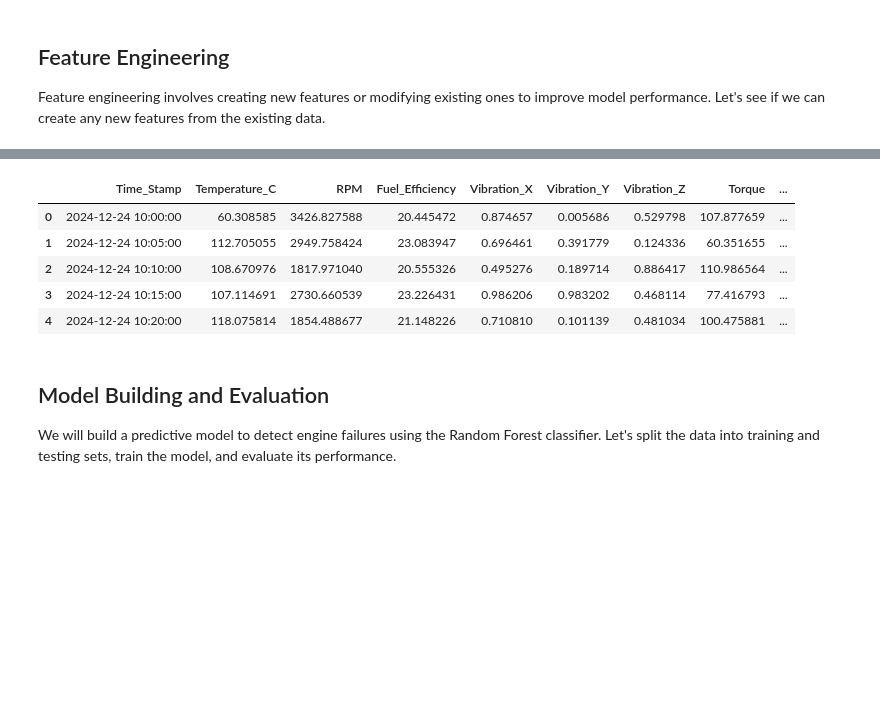
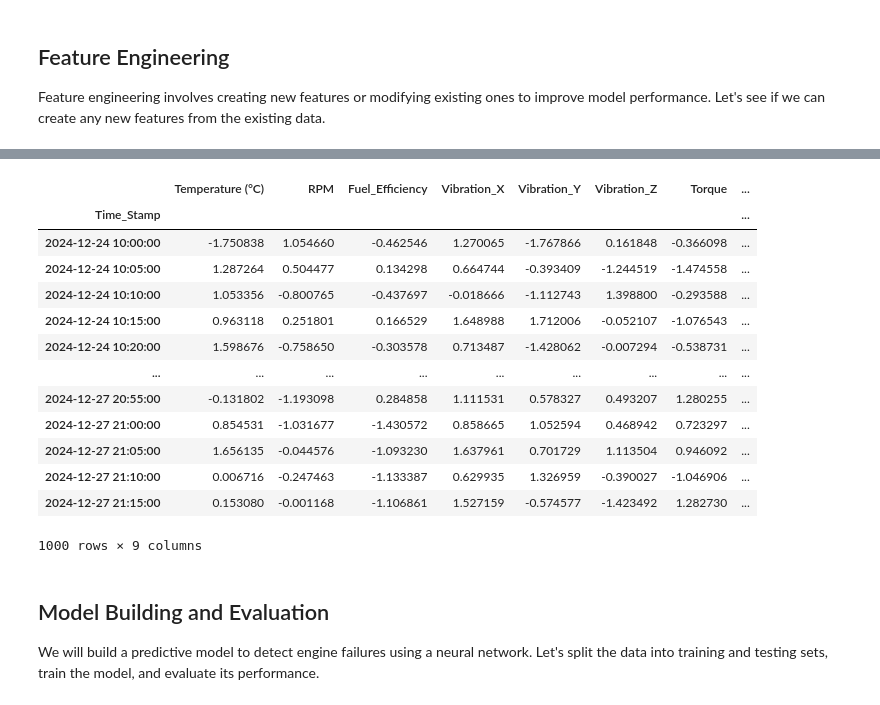
Before and after one commit to at-bob/ai-driven-pred-maint, a Jupyter notebook: engine-failure-detection-and-analysis.ipynb, the cells around one changed output, grey strips where cells are left out. Cells and saved outputs as stored; diff of their text form; code cells hidden in the pictures; blank space fills up the shorter version.

```diff
--- a/engine-failure-detection-and-analysis.ipynb
+++ b/engine-failure-detection-and-analysis.ipynb
@@ -24,14 +20,15 @@ import numpy as np
 import seaborn as sns
 import matplotlib.pyplot as plt
 from sklearn.model_selection import train_test_split
-from sklearn.ensemble import RandomForestClassifier
 from sklearn.metrics import accuracy_score, confusion_matrix, classification_report
 import warnings
 warnings.filterwarnings('ignore')
 
 # Load the dataset
-file_path = '/kaggle/input/engine-failure-detection-dataset/engine_failure_dataset.csv'
-df = pd.read_csv(file_path, encoding='ISO-8859-1')
+df = pd.read_csv('engine_failure_dataset.csv', parse_dates=['Time_Stamp'])
+
+# Set the timestamp as the index
+df.set_index('Time_Stamp', inplace=True)
 
 # Display the first few rows of the dataset
 df.head()
@@ -46,16 +53,15 @@ df.head()
 ## Data Cleaning and Preprocessing
 
 Before diving into analysis, it's essential to clean and preprocess the data. This includes handling missing values, correcting data types, and renaming columns for easier access.
+# %%
+# change the operational mode column to integer values
+mode_map = {
+    'Idle': 1,
+    'Cruising': 2,
+    'Heavy Load': 3
+}
+
+df['Operational_Mode'] = df['Operational_Mode'].map(mode_map)
 # %%
-# Check for missing values
-df.isnull().sum()
-
-# Rename columns for easier access
-df.columns = ['Time_Stamp', 'Temperature_C', 'RPM', 'Fuel_Efficiency', 'Vibration_X', 'Vibration_Y', 'Vibration_Z', 'Torque', 'Power_Output_kW', 'Fault_Condition', 'Operational_Mode']
-
-# Convert Time_Stamp to datetime
-df['Time_Stamp'] = pd.to_datetime(df['Time_Stamp'], errors='coerce')
-
-# Display the data types
 df.dtypes
 # %% [output]
@@ -94,3 +93,7 @@ plt.show()
 ## Feature Engineering
 
 Feature engineering involves creating new features or modifying existing ones to improve model performance. Let's see if we can create any new features from the existing data.
+# %%
+# Convert Fault_Condition to binary labels
+df['Risk_Flag'] = df['Fault_Condition'].apply(lambda x: 1 if x in [1, 2, 3] else 0)
+df
@@ -97,17 +115,28 @@ Feature engineering involves creating new features or modifying existing ones to
 # %%
-# Example of feature engineering: Calculate total vibration
-df['Total_Vibration'] = df['Vibration_X'] + df['Vibration_Y'] + df['Vibration_Z']
+from sklearn.preprocessing import StandardScaler
+# Drop 'Fault_Condition' (target)
+# 'Operational_Mode' is already converted to numeric
+df_features = df.drop(columns=['Fault_Condition', 'Risk_Flag'])
 
-# Display the first few rows with the new feature
-df.head()
+scaler = StandardScaler()
+df_scaled = pd.DataFrame(scaler.fit_transform(df_features), index=df_features.index, columns=df_features.columns)
+df_scaled
 # %% [output]
-|  | Time_Stamp | Temperature_C | RPM | Fuel_Efficiency | Vibration_X | Vibration_Y | Vibration_Z | Torque | ... |
-| 0 | 2024-12-24 10:00:00 | 60.308585 | 3426.827588 | 20.445472 | 0.874657 | 0.005686 | 0.529798 | 107.877659 | ... |
-| 1 | 2024-12-24 10:05:00 | 112.705055 | 2949.758424 | 23.083947 | 0.696461 | 0.391779 | 0.124336 | 60.351655 | ... |
-| 2 | 2024-12-24 10:10:00 | 108.670976 | 1817.971040 | 20.555326 | 0.495276 | 0.189714 | 0.886417 | 110.986564 | ... |
-| 3 | 2024-12-24 10:15:00 | 107.114691 | 2730.660539 | 23.226431 | 0.986206 | 0.983202 | 0.468114 | 77.416793 | ... |
-| 4 | 2024-12-24 10:20:00 | 118.075814 | 1854.488677 | 21.148226 | 0.710810 | 0.101139 | 0.481034 | 100.475881 | ... |
+|  | Temperature (°C) | RPM | Fuel_Efficiency | Vibration_X | Vibration_Y | Vibration_Z | Torque | ... |
+| Time_Stamp |  |  |  |  |  |  |  | ... |
+| 2024-12-24 10:00:00 | -1.750838 | 1.054660 | -0.462546 | 1.270065 | -1.767866 | 0.161848 | -0.366098 | ... |
+| 2024-12-24 10:05:00 | 1.287264 | 0.504477 | 0.134298 | 0.664744 | -0.393409 | -1.244519 | -1.474558 | ... |
+| 2024-12-24 10:10:00 | 1.053356 | -0.800765 | -0.437697 | -0.018666 | -1.112743 | 1.398800 | -0.293588 | ... |
+| 2024-12-24 10:15:00 | 0.963118 | 0.251801 | 0.166529 | 1.648988 | 1.712006 | -0.052107 | -1.076543 | ... |
+| 2024-12-24 10:20:00 | 1.598676 | -0.758650 | -0.303578 | 0.713487 | -1.428062 | -0.007294 | -0.538731 | ... |
+| ... | ... | ... | ... | ... | ... | ... | ... | ... |
+| 2024-12-27 20:55:00 | -0.131802 | -1.193098 | 0.284858 | 1.111531 | 0.578327 | 0.493207 | 1.280255 | ... |
+| 2024-12-27 21:00:00 | 0.854531 | -1.031677 | -1.430572 | 0.858665 | 1.052594 | 0.468942 | 0.723297 | ... |
+| 2024-12-27 21:05:00 | 1.656135 | -0.044576 | -1.093230 | 1.637961 | 0.701729 | 1.113504 | 0.946092 | ... |
+| 2024-12-27 21:10:00 | 0.006716 | -0.247463 | -1.133387 | 0.629935 | 1.326959 | -0.390027 | -1.046906 | ... |
+| 2024-12-27 21:15:00 | 0.153080 | -0.001168 | -1.106861 | 1.527159 | -0.574577 | -1.423492 | 1.282730 | ... |
+1000 rows × 9 columns
 # %% [markdown]
 ## Model Building and Evaluation
 
-We will build a predictive model to detect engine failures using the Random Forest classifier. Let's split the data into training and testing sets, train the model, and evaluate its performance.
+We will build a predictive model to detect engine failures using a neural network. Let's split the data into training and testing sets, train the model, and evaluate its performance.
```
Also changed, not shown: parts of 14 cells of this notebook.
